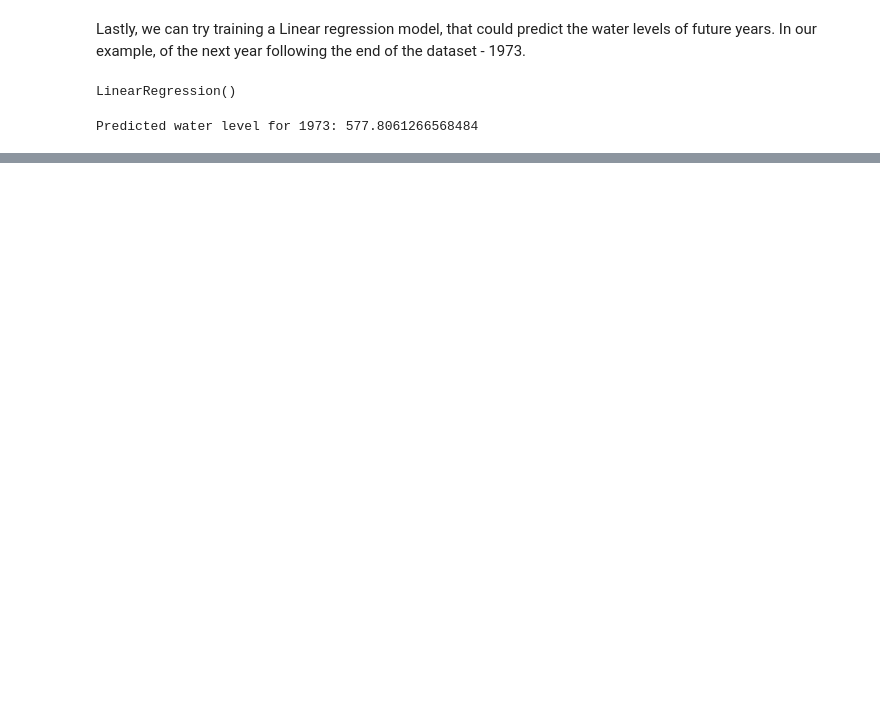
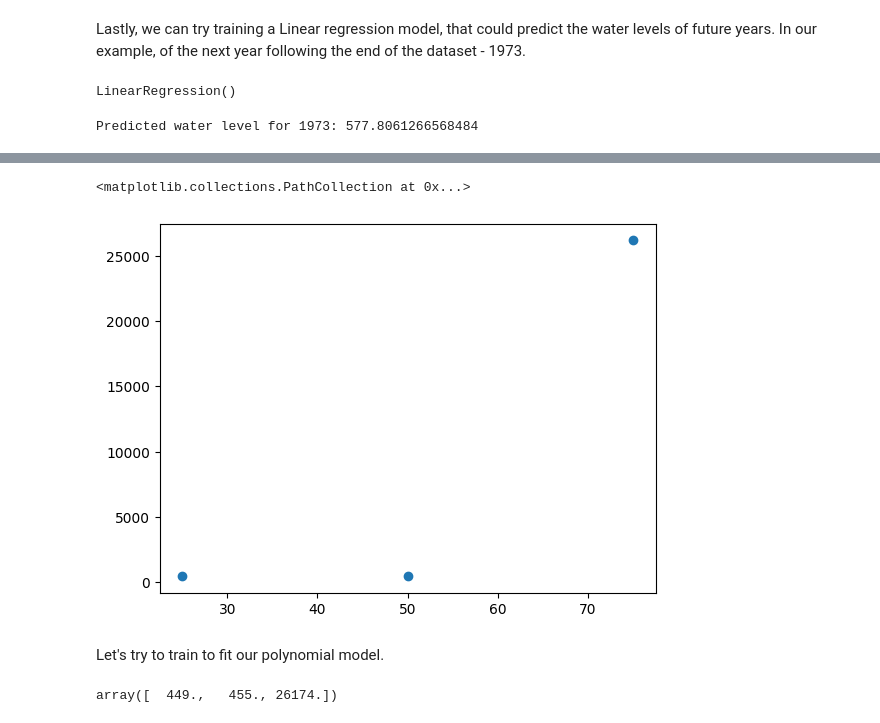
Before and after one commit to samlama111/II2202-quantitative-exercise, a Jupyter notebook: lake_huron.ipynb, the cells around one changed output, grey strips where cells are left out. Cells and saved outputs as stored; diff of their text form; code cells hidden in the pictures; blank space fills up the shorter version.

```diff
--- a/lake_huron.ipynb
+++ b/lake_huron.ipynb
@@ -152,0 +268,25 @@ Predicted water level for 1973: 577.8061266568484
+# %%
+plt.scatter(df['write_percentage'], df['mean_latency_in_milliseconds'])
+# %% [output]
+<matplotlib.collections.PathCollection at 0x...>
+[figure, added]
+# %% [markdown]
+Let's try to train to fit our polynomial model.
+# %%
+from sklearn.preprocessing import PolynomialFeatures
+
+x = df['write_percentage'].to_numpy()
+y = df['mean_latency_in_milliseconds']
+
+poly = PolynomialFeatures(degree=2, include_bias=False)
+
+poly_features = poly.fit_transform(x.reshape(-1, 1))
+
+poly_reg_model = LinearRegression()
+poly_reg_model.fit(poly_features, y)
+
+y_predicted = poly_reg_model.predict(poly_features)
+
+y_predicted
+# %% [output]
+array([  449.,   455., 26174.])
```
Also changed, not shown: parts of 23 cells of this notebook, 4 other files.
